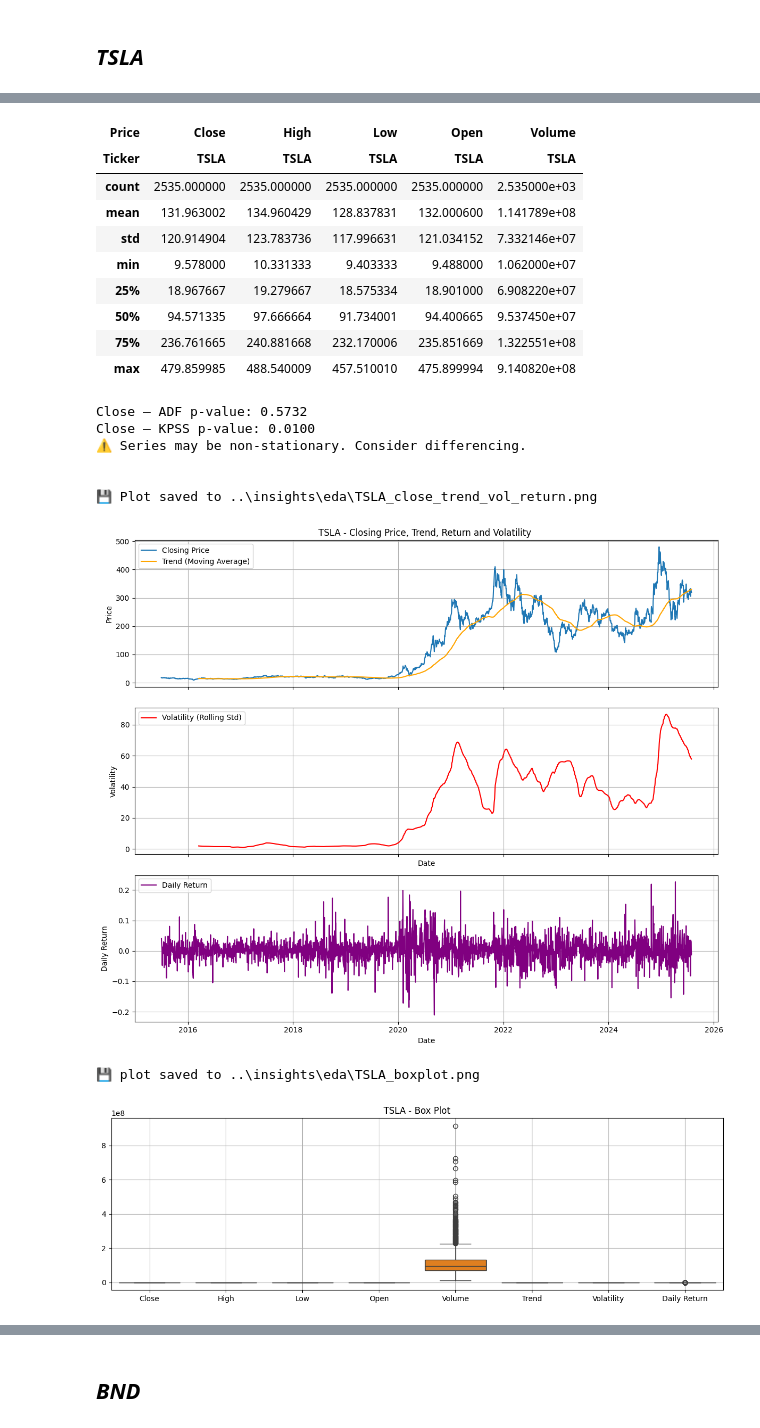
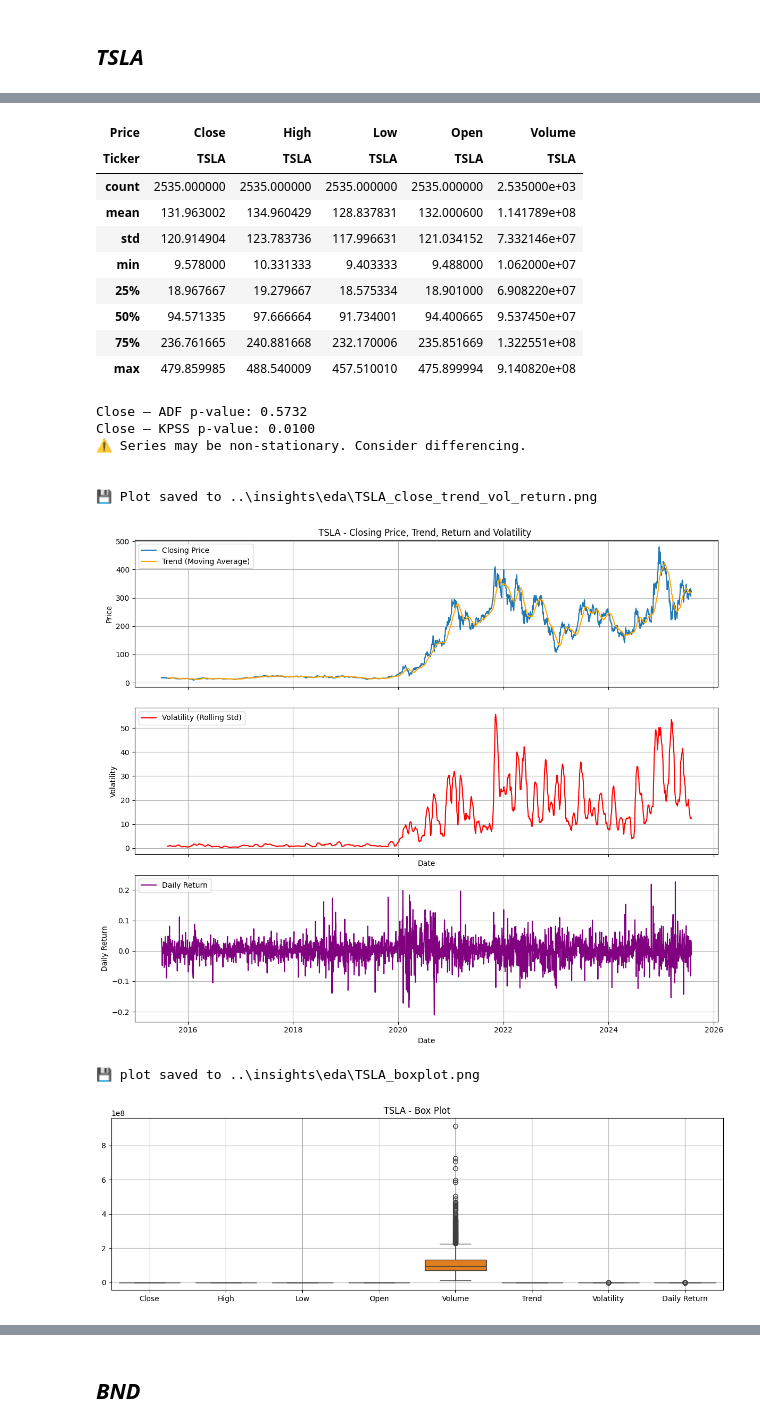
Before and after one commit to nuhaminae/Time-Series-Forecasting-for-Portfolio-Management-Optimization, a Jupyter notebook: notebooks/01_eda.ipynb, the cells around one changed output, grey strips where cells are left out. Drawn from its saved outputs; the diff is of its cells as text; code cells hidden in the pictures.

```diff
--- a/notebooks/01_eda.ipynb
+++ b/notebooks/01_eda.ipynb
@@ -43,7 +43,7 @@ processor = EDA(
     raw_dir=raw_dir,
     processed_dir=processed_dir,
     plot_dir=plot_dir,
-    rolling_window=180,
+    rolling_window=30,
 )
 processor.eda_processor()
 # %% [output]
@@ -66,34 +66,34 @@ processor.eda_processor()
 
 🔹 DataFrame Info:
 <class 'pandas.core.frame.DataFrame'>
 DatetimeIndex: 2535 entries, 2015-07-01 to 2025-07-30
 Data columns (total 5 columns):
  #   Column          Non-Null Count  Dtype
 ---  ------          --------------  -----
  0   (Close, TSLA)   2535 non-null   float64
  1   (High, TSLA)    2535 non-null   float64
 ... (5 lines left out)
 
 ✅ No missing values found.
 
 Describe:
 | Price | Close | High | Low | Open | Volume |
 | Ticker | TSLA | TSLA | TSLA | TSLA | TSLA |
 | count | 2535.000000 | 2535.000000 | 2535.000000 | 2535.000000 | 2.535000e+03 |
 | mean | 131.963002 | 134.960429 | 128.837831 | 132.000600 | 1.141789e+08 |
 | std | 120.914904 | 123.783736 | 117.996631 | 121.034152 | 7.332146e+07 |
 | min | 9.578000 | 10.331333 | 9.403333 | 9.488000 | 1.062000e+07 |
 | 25% | 18.967667 | 19.279667 | 18.575334 | 18.901000 | 6.908220e+07 |
 | 50% | 94.571335 | 97.666664 | 91.734001 | 94.400665 | 9.537450e+07 |
 | 75% | 236.761665 | 240.881668 | 232.170006 | 235.851669 | 1.322551e+08 |
 | max | 479.859985 | 488.540009 | 457.510010 | 475.899994 | 9.140820e+08 |
 Close — ADF p-value: 0.5732
 Close — KPSS p-value: 0.0100
 ⚠️ Series may be non-stationary. Consider differencing.
 
 
 💾 Plot saved to ..\insights\eda\TSLA_close_trend_vol_return.png
-[figure, old version]
+[figure, new version]
 💾 plot saved to ..\insights\eda\TSLA_boxplot.png
 [figure]
 Daily Return — ADF p-value: 0.0000
```
Also changed, not shown: parts of 2 cells of this notebook.
